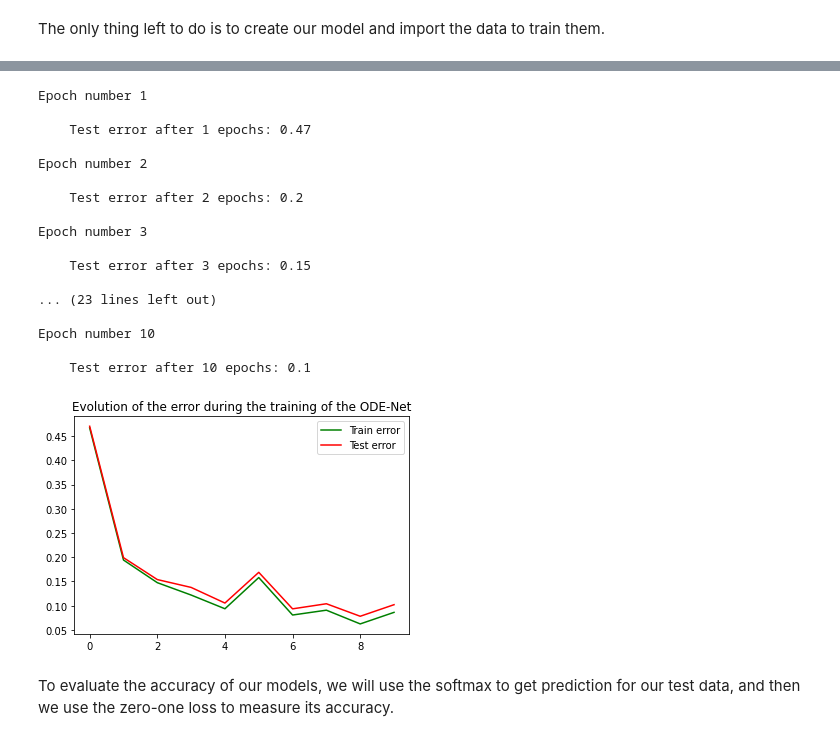
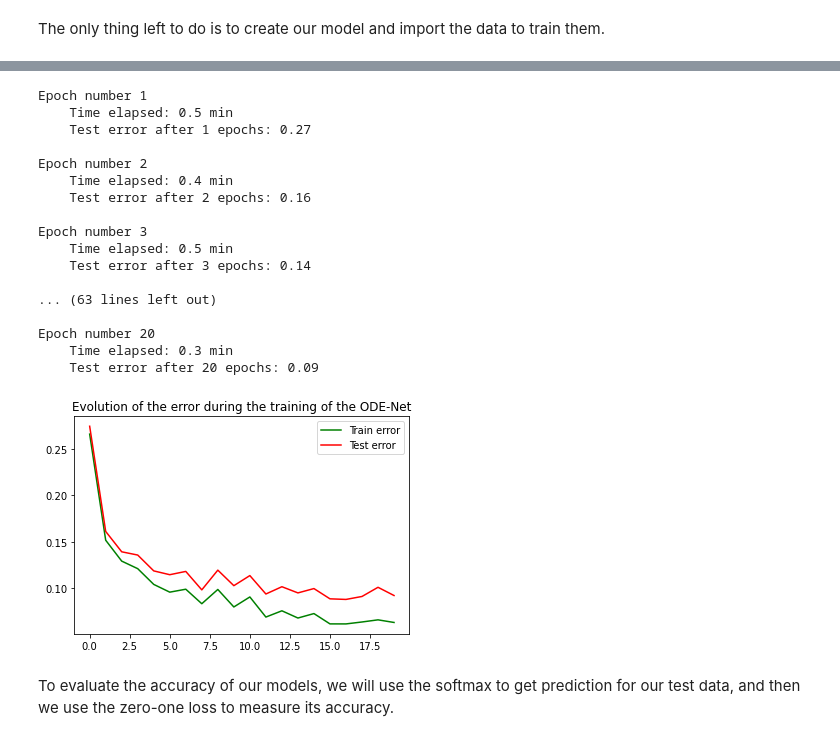
Before and after one commit to DumezErika/ProjetMachineLearning, a Jupyter notebook: implementation/real_data.ipynb, the cells around one changed output, grey strips where cells are left out. Saved outputs shown, nothing was run; the diff lists cells and outputs as text; code cells hidden in the pictures.

```diff
--- a/implementation/real_data.ipynb
+++ b/implementation/real_data.ipynb
@@ -146,30 +140,11 @@ def get_model(is_odenet=True, dim=64, **kwargs):
     """
     Initialize a ResNet or  an ODE-Net with optimizer
     """
-    if is_odenet:
-        downsampling_layers = [
-        nn.Conv1d(1, dim, 3, 1),
-        norm(dim),
-        nn.ReLU(inplace=True),
-        nn.Conv1d(dim, dim, 4, 2, 1),
-        norm(dim),
-        nn.ReLU(inplace=True),
-        nn.Conv1d(dim, dim, 4, 2, 1)]
-
-    else:
-        downsampling_layers = [
-            nn.Linear(187, dim),
-            nn.ReLU(inplace=True),
-            nn.Linear(dim, dim),
-            nn.ReLU(inplace=True),
-            nn.Linear(dim, dim)]
+    downsampling_layers = [ nn.Linear(187, dim), nn.ReLU(), nn.Linear(dim, dim), nn.ReLU(), nn.Linear(dim,dim)]
 
     feature_layers = [ODENet(ODEfunc(dim), **kwargs)] if is_odenet else [ResBlock(dim) for _ in range(6)]
 
-    if is_odenet:
-        fc_layers = [norm(dim), nn.ReLU(inplace=True), nn.AdaptiveAvgPool1d(1), Flatten(), nn.Linear(dim, 5)]
-    else:
-        fc_layers = [nn.ReLU(inplace=True), Flatten(), nn.Linear(dim, 5)]
+    fc_layers = [nn.ReLU(), Flatten(), nn.Linear(dim, 5)]
 
     model = nn.Sequential(*downsampling_layers, *feature_layers, *fc_layers)
     opt = optim.SGD(model.parameters(), lr=0.1, momentum=0.9)
@@ -190,11 +165,12 @@ def fit(epochs, model, loss_func, opt, train_dl, valid_dl):
         print(f"Epoch number {epoch + 1}")
 
         model.train()
-        batch_count = 0
+        start = time.time()
         for xb, yb in train_dl:
-            batch_count += 1
+            curr_time = time.time()
+            elapsed = round((curr_time - start)/60, 1)
             loss_batch(model, loss_func, xb, yb, opt)
-
+        print(f"    Time elapsed: {elapsed} min")
 
         model.eval()
         with torch.no_grad():
@@ -203,7 +179,7 @@ def fit(epochs, model, loss_func, opt, train_dl, valid_dl):
             )
         val_loss = np.sum(np.multiply(losses, nums)) / np.sum(nums)
         test_error.append(val_loss)
-        print(f"\n    Test error after {epoch + 1} epochs: {round(val_loss, 2)}\n")
+        print(f"    Test error after {epoch + 1} epochs: {round(val_loss, 2)}\n")
 
         with torch.no_grad():
             losses, nums = zip(
@@ -270,34 +246,34 @@ Epoch number 20
 # %%
 odenet, odeopt = get_model(rtol=1e-3, atol=1e-3)
 
-train_error, test_error = fit(10, odenet, F.cross_entropy, odeopt, train_dl, test_dl)
+train_error, test_error = fit(20, odenet, F.cross_entropy, odeopt, train_dl, test_dl)
 
 plt.plot(train_error, color='g', label='Train error')
 plt.plot(test_error, color='r', label='Test error')
 plt.title('Evolution of the error during the training of the ODE-Net')
 plt.legend()
 plt.show()
 
 torch.save(odenet, "odenet.pt")
 # %% [output]
 Epoch number 1
-
-    Test error after 1 epochs: 0.47
+    Time elapsed: 0.5 min
+    Test error after 1 epochs: 0.27
 
 Epoch number 2
-
-    Test error after 2 epochs: 0.2
+    Time elapsed: 0.4 min
+    Test error after 2 epochs: 0.16
 
 Epoch number 3
+    Time elapsed: 0.5 min
+    Test error after 3 epochs: 0.14
 
-    Test error after 3 epochs: 0.15
+... (63 lines left out)
 
-... (23 lines left out)
-
-Epoch number 10
-
-    Test error after 10 epochs: 0.1
+Epoch number 20
+    Time elapsed: 0.3 min
+    Test error after 20 epochs: 0.09
-[figure, old version]
+[figure, new version]
 # %% [markdown]
 To evaluate the accuracy of our models, we will use the softmax to get prediction for our test data, and then we use the zero-one loss to measure its accuracy.
 # %%
```
Also changed, not shown: parts of 5 cells of this notebook.
